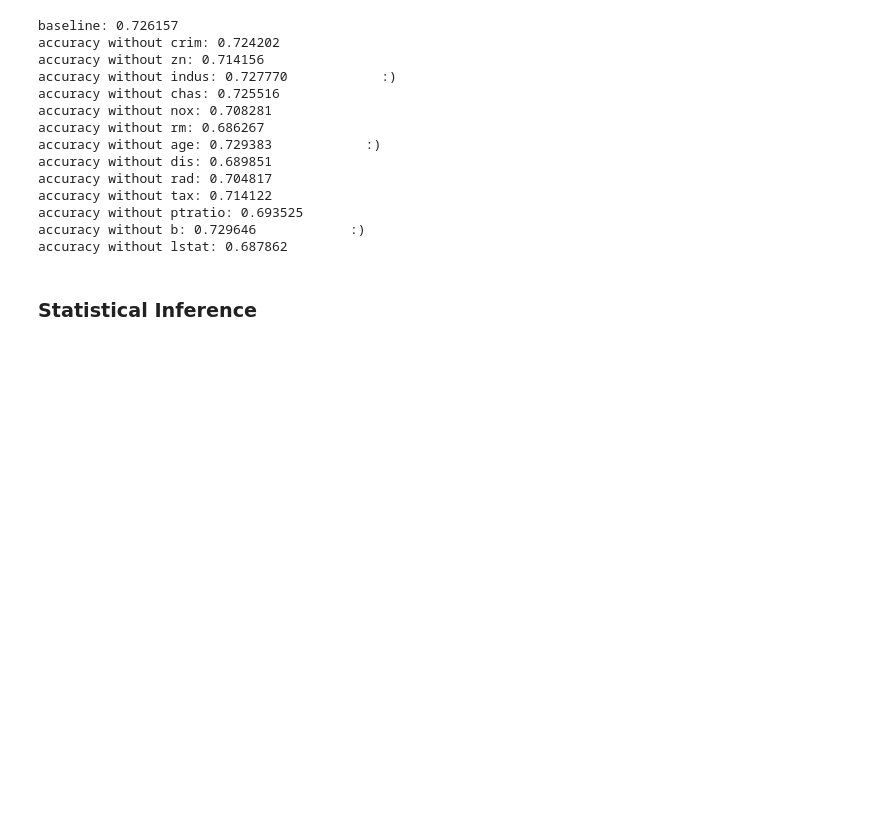
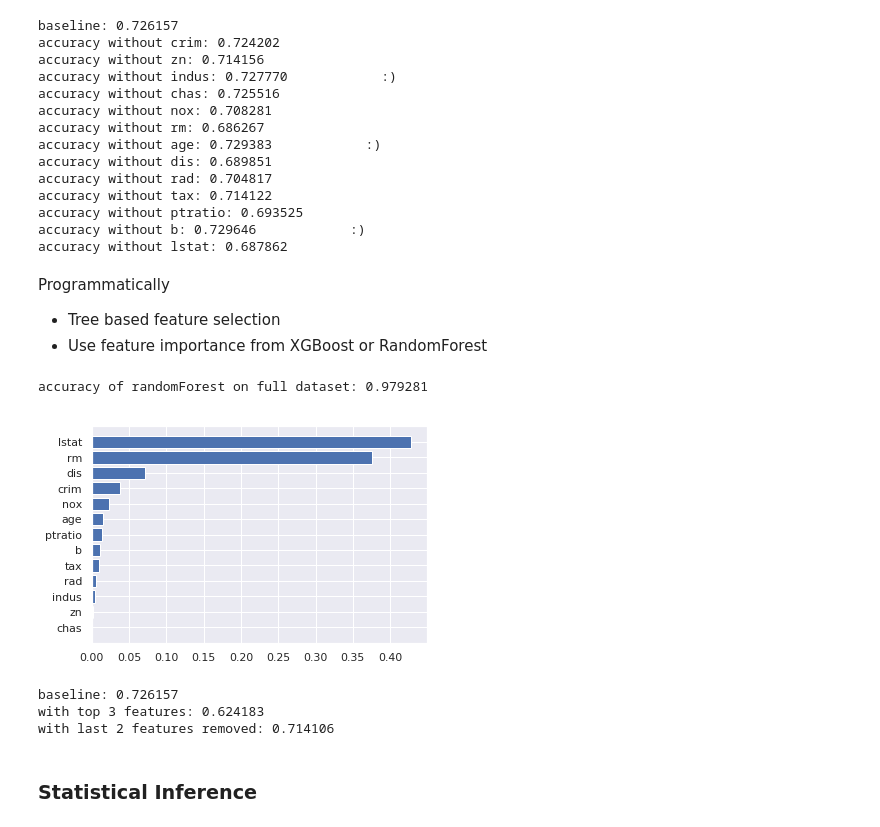
Before and after one commit to neomatrix369/awesome-ai-ml-dl, a Jupyter notebook: notebooks/jupyter/data/03_Feature_Engineering_(Do_we_know_our_data).ipynb, the cells around one changed output. Saved outputs shown, nothing was run; the diff lists cells and outputs as text; code cells hidden in the pictures; blank space fills up the shorter version.

Commit message:
add: feature selection using RandomForest in features engineering notebook

```diff
--- a/notebooks/jupyter/data/03_Feature_Engineering_(Do_we_know_our_data).ipynb
+++ b/notebooks/jupyter/data/03_Feature_Engineering_(Do_we_know_our_data).ipynb
@@ -241,6 +236,40 @@ accuracy without tax: 0.714122
 accuracy without ptratio: 0.693525
 accuracy without b: 0.729646            :)
 accuracy without lstat: 0.687862
+# %% [markdown]
+Programmatically
+- Tree based feature selection
+- Use feature importance from XGBoost or RandomForest
+# %%
+from sklearn.ensemble import RandomForestRegressor
+
+
+labels=data.loc[:, data.columns != 'medv'].columns.values
+
+model = RandomForestRegressor();
+model.fit(data[labels],data["medv"].values);
+print("accuracy of randomForest on full dataset: %f" % model.score(data[labels],data["medv"].values));
+
+df_features=pd.DataFrame()
+df_features["feature"]=labels
+df_features["importance"]=model.feature_importances_
+df_features.sort_values(by="importance",inplace=True)
+
+y_pos = np.arange(len(df_features))
+plt.barh(y_pos,df_features["importance"])
+plt.yticks(y_pos,df_features["feature"])
+plt.show()
+# %% [output]
+accuracy of randomForest on full dataset: 0.979281
+[figure, added]
+# %%
+print("baseline: %f" % evaluateModelOnDataset(data[["crim","zn","indus","chas","nox","rm","age","dis","rad","tax","ptratio","b","lstat","medv"]]))
+print("with top 3 features: %f" % evaluateModelOnDataset(data[["lstat","rm","dis","medv"]]))
+print("with last 2 features removed: %f" % evaluateModelOnDataset(data.loc[:, (data.columns != 'chas')&(data.columns != 'zn')]))
+# %% [output]
+baseline: 0.726157
+with top 3 features: 0.624183
+with last 2 features removed: 0.714106
 # %% [markdown]
 ### Statistical Inference
 # %% [markdown]
```
Also changed, not shown: parts of 4 cells of this notebook.
